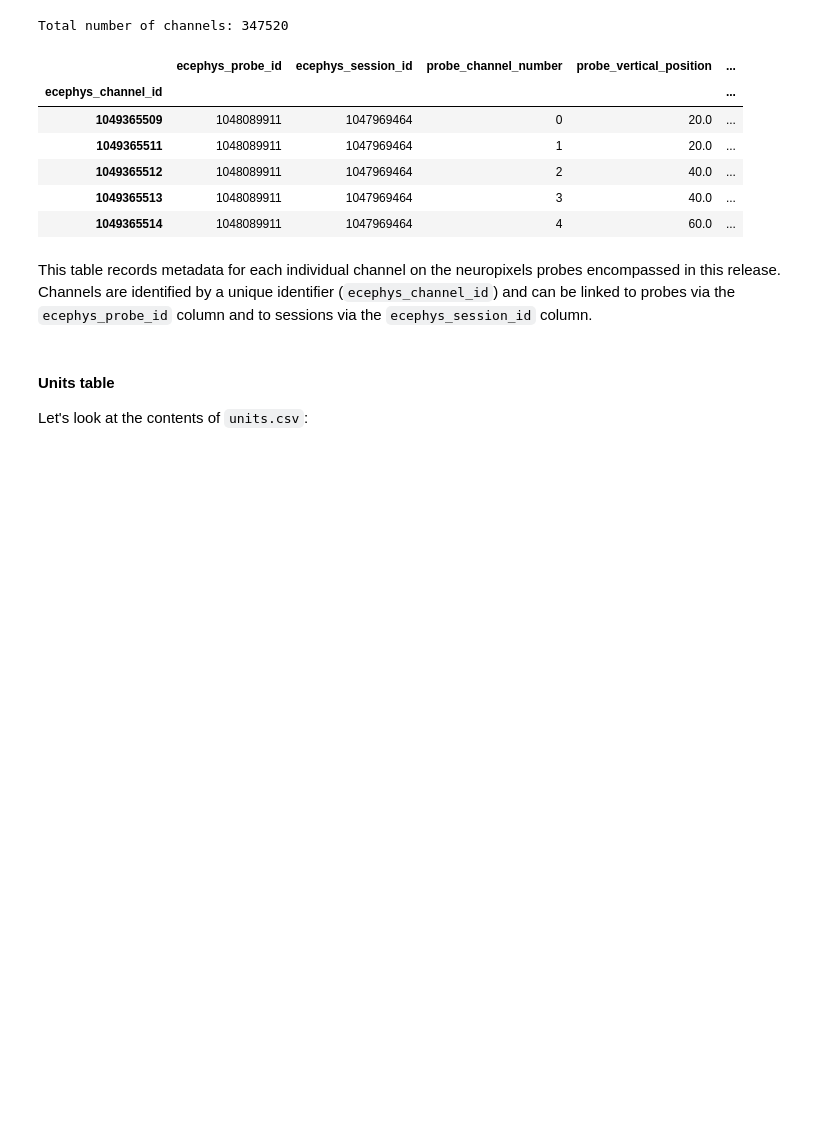
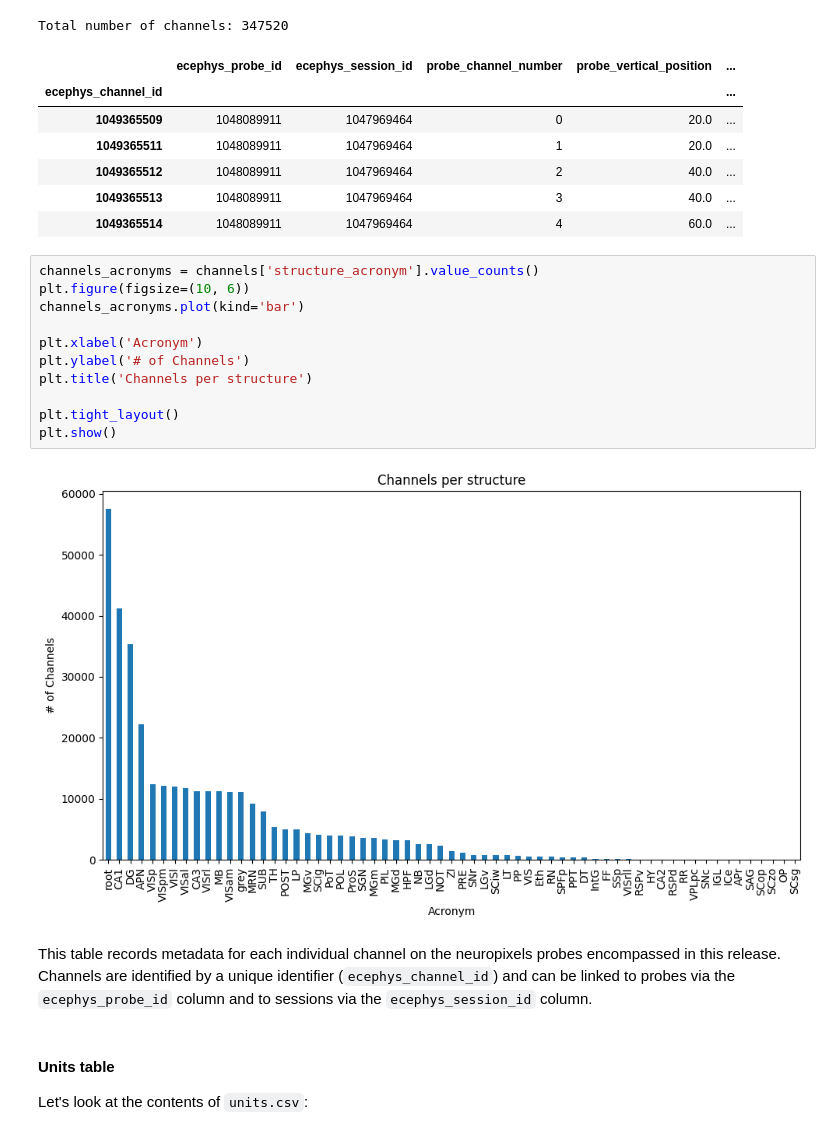
Before and after one commit to aeltonaraujoneuro/behavis, a Jupyter notebook: Visual Behavior Dataset Tutorials/visual_behavior_neuropixels_data_access.ipynb, the cells around one changed output. Cells and saved outputs as stored; diff of their text form; blank space fills up the shorter version.

```diff
--- a/Visual Behavior Dataset Tutorials/visual_behavior_neuropixels_data_access.ipynb
+++ b/Visual Behavior Dataset Tutorials/visual_behavior_neuropixels_data_access.ipynb
@@ -303,6 +364,19 @@ Total number of channels: 347520
 | 1049365512 | 1048089911 | 1047969464 | 2 | 40.0 | ... |
 | 1049365513 | 1048089911 | 1047969464 | 3 | 40.0 | ... |
 | 1049365514 | 1048089911 | 1047969464 | 4 | 60.0 | ... |
+# %%
+channels_acronyms = channels['structure_acronym'].value_counts()
+plt.figure(figsize=(10, 6))
+channels_acronyms.plot(kind='bar')
+
+plt.xlabel('Acronym')
+plt.ylabel('# of Channels')
+plt.title('Channels per structure')
+
+plt.tight_layout()
+plt.show()
+# %% [output]
+[figure, added]
 # %% [markdown]
 This table records metadata for each individual channel on the neuropixels probes encompassed in this release. Channels are identified by a unique identifier (`ecephys_channel_id`) and can be linked to probes via the `ecephys_probe_id` column and to sessions via the `ecephys_session_id` column.
 # %% [markdown]
```
Also changed, not shown: parts of 19 cells of this notebook.
